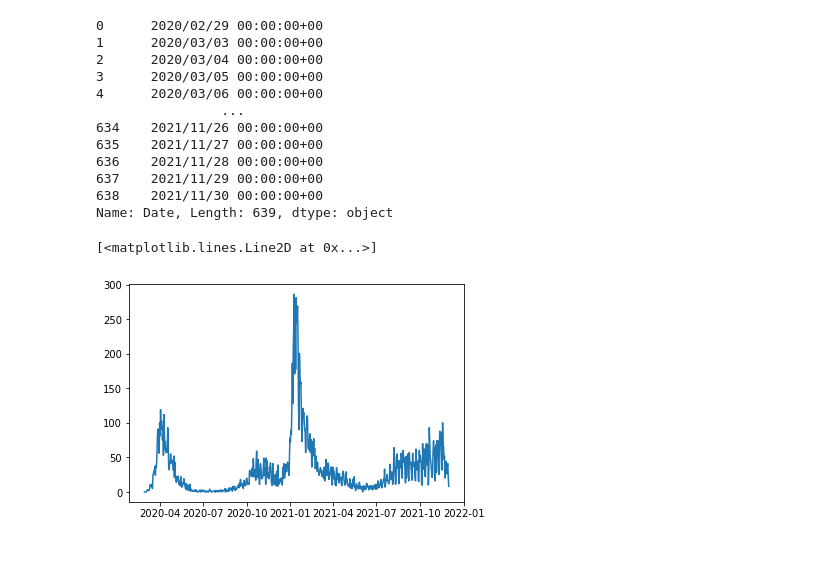
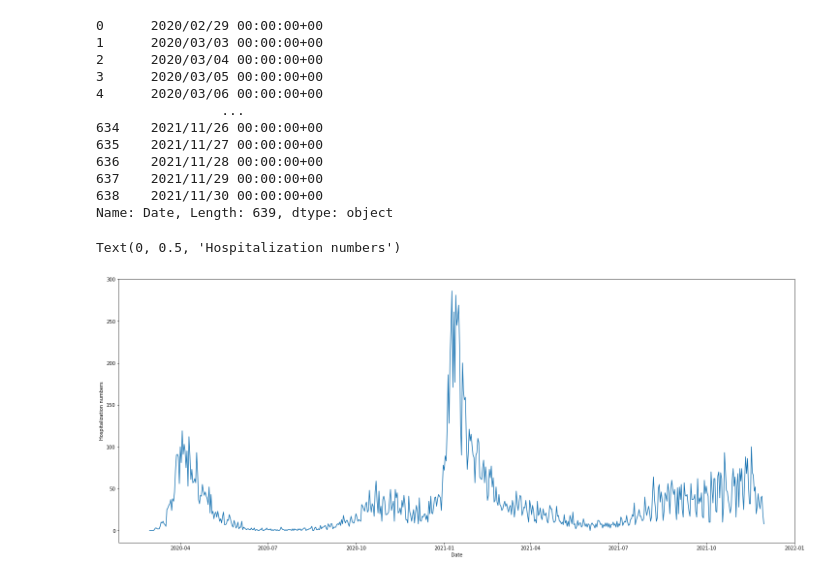
Before and after one commit to Vindhya07/ML_Covid_TimeSeries, a Jupyter notebook: Covid_timeseries.ipynb, the cells around one changed output. Drawn from its saved outputs; the diff is of its cells as text; code cells hidden in the pictures.

```diff
--- a/Covid_timeseries.ipynb
+++ b/Covid_timeseries.ipynb
@@ -51,27 +60,25 @@ Name: Date, Length: 639, dtype: object
 # %%
 
 
 df2['Date'] = pd.to_datetime(df2['Date']).dt.date
 df2['HCC'] = df2['HospitalisedCovidCases'].fillna(0)
 
 # for index, row in df2.iterrows():
 #     print(index, row['Date'], row['HCC'])
 
 # d = df2['Date'][0]
 prev_num = 0
 df2['new_HCC'] = df2['HCC']
 for index,row in df2.iterrows():
   df2.at[index, 'new_HCC'] = row['HCC'] - prev_num
   prev_num = row['HCC']
-  # print(prev_num)
-  # print(index, row['Date'], row['HCC'], df2.at[index, 'new_HCC'])
 
-# print(df2['new_HCC'])
-# print(df2.columns)
 plt.plot(df2['Date'], df2['new_HCC'])
+plt.xlabel('Date')
+plt.ylabel('Hospitalization numbers')
 # %% [output]
-[<matplotlib.lines.Line2D at 0x...>]
+Text(0, 0.5, 'Hospitalization numbers')
-[figure, old version]
+[figure, new version]
 # %%
 # i_range = []
 # for i in range(293,400):
```
Also changed, not shown: parts of 23 cells of this notebook, 1 other file.
